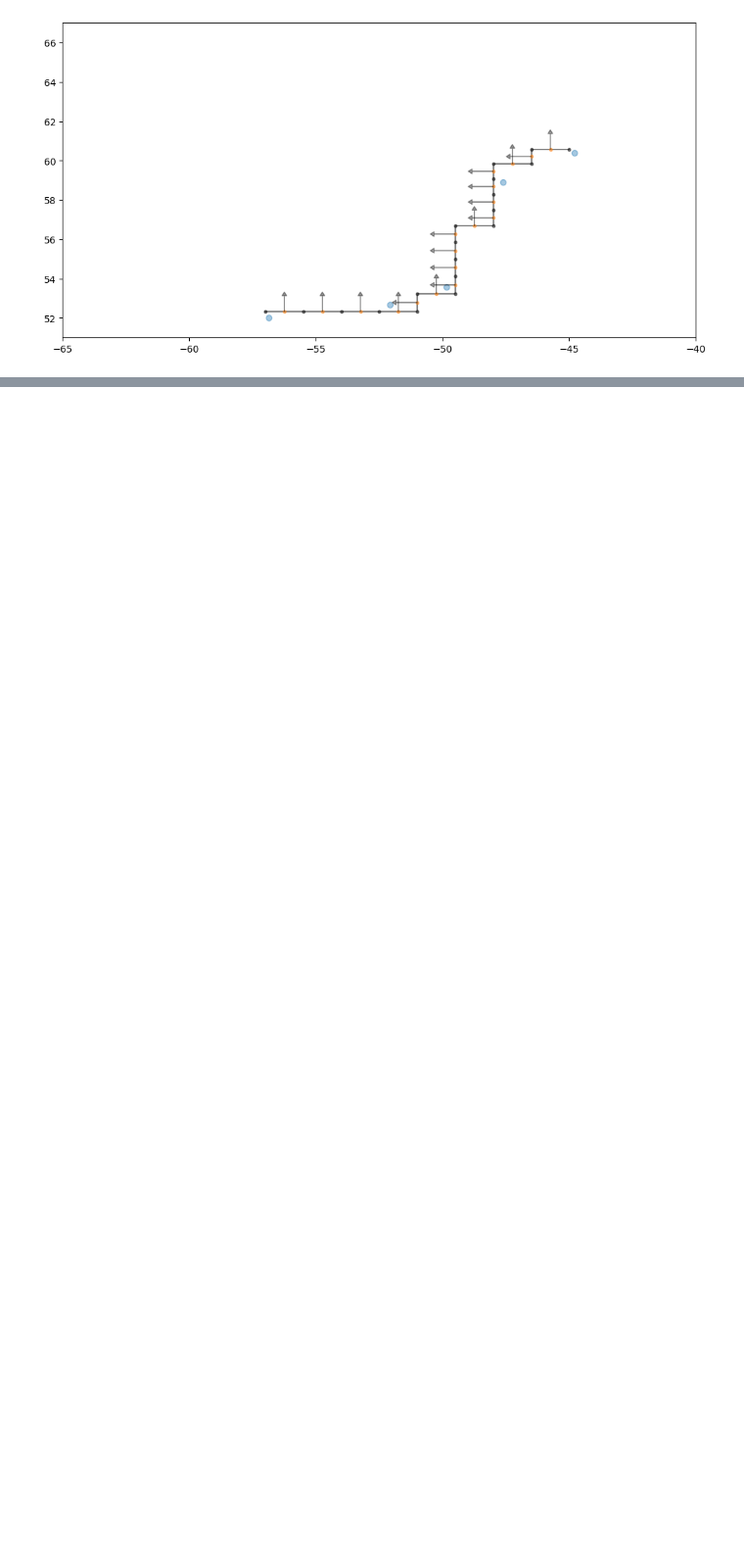
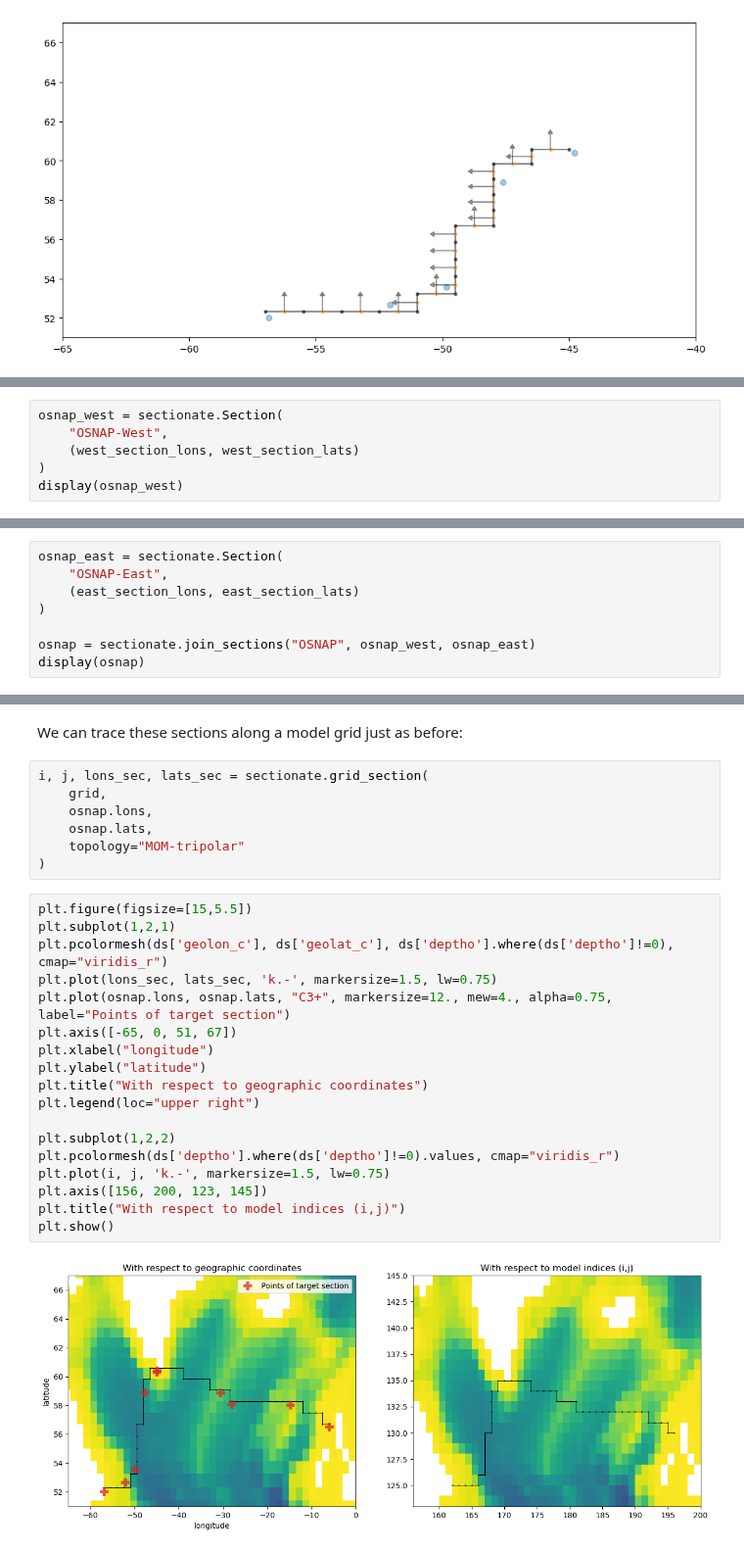
Before and after one commit to MOM6-community/sectionate, a Jupyter notebook: examples/1_creating_an_OSNAP_section.ipynb, the cells around one changed output, grey strips where cells are left out. Shown at 98% size. Saved outputs shown, nothing was run; the diff lists cells and outputs as text; blank space fills up the shorter version.

```diff
--- a/examples/1_creating_an_OSNAP_section.ipynb
+++ b/examples/1_creating_an_OSNAP_section.ipynb
@@ -165,0 +186,6 @@ plt.axis([-65,-40, 51, 67]);
+# %%
+osnap_west = sectionate.Section(
+    "OSNAP-West",
+    (west_section_lons, west_section_lats)
+)
+display(osnap_west)
@@ -165,0 +202,8 @@ plt.axis([-65,-40, 51, 67]);
+# %%
+osnap_east = sectionate.Section(
+    "OSNAP-East",
+    (east_section_lons, east_section_lats)
+)
+
+osnap = sectionate.join_sections("OSNAP", osnap_west, osnap_east)
+display(osnap)
@@ -165,0 +221,29 @@ plt.axis([-65,-40, 51, 67]);
+# %% [markdown]
+We can trace these sections along a model grid just as before:
+# %%
+i, j, lons_sec, lats_sec = sectionate.grid_section(
+    grid,
+    osnap.lons,
+    osnap.lats,
+    topology="MOM-tripolar"
+)
+# %%
+plt.figure(figsize=[15,5.5])
+plt.subplot(1,2,1)
+plt.pcolormesh(ds['geolon_c'], ds['geolat_c'], ds['deptho'].where(ds['deptho']!=0), cmap="viridis_r")
+plt.plot(lons_sec, lats_sec, 'k.-', markersize=1.5, lw=0.75)
+plt.plot(osnap.lons, osnap.lats, "C3+", markersize=12., mew=4., alpha=0.75, label="Points of target section")
+plt.axis([-65, 0, 51, 67])
+plt.xlabel("longitude")
+plt.ylabel("latitude")
+plt.title("With respect to geographic coordinates")
+plt.legend(loc="upper right")
+
+plt.subplot(1,2,2)
+plt.pcolormesh(ds['deptho'].where(ds['deptho']!=0).values, cmap="viridis_r")
+plt.plot(i, j, 'k.-', markersize=1.5, lw=0.75)
+plt.axis([156, 200, 123, 145])
+plt.title("With respect to model indices (i,j)")
+plt.show()
+# %% [output]
+[figure, added]
```
Also changed, not shown: parts of 18 cells of this notebook, 2 other files.
